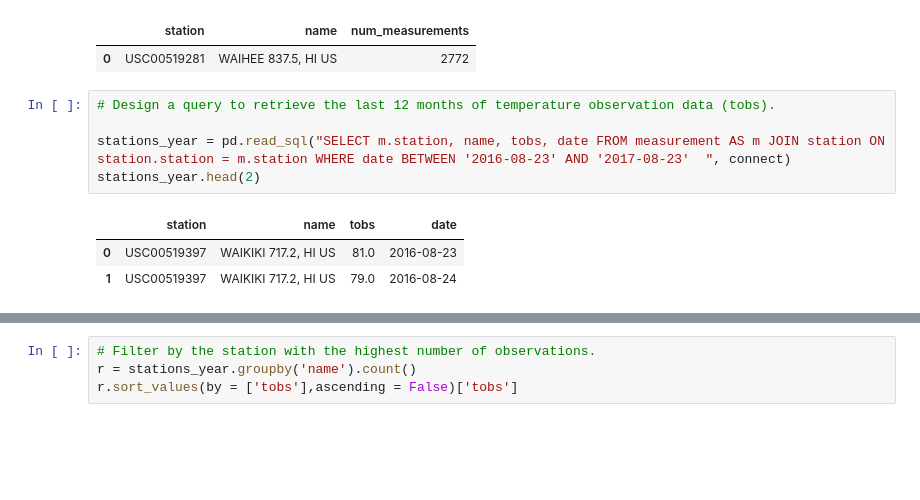
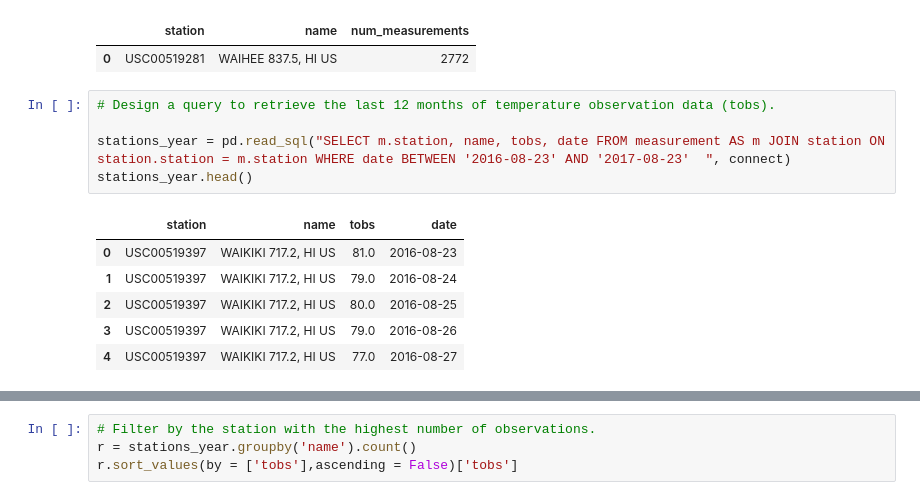
Before and after one commit to roayala/surfsup, a Jupyter notebook: climate_sttr_roas.ipynb, the cells around one changed output, grey strips where cells are left out. Saved outputs shown, nothing was run; the diff lists cells and outputs as text; blank space fills up the shorter version.

```diff
--- a/climate_sttr_roas.ipynb
+++ b/climate_sttr_roas.ipynb
@@ -163,9 +178,12 @@ active_stations
 # %%
 # Design a query to retrieve the last 12 months of temperature observation data (tobs).
 
 stations_year = pd.read_sql("SELECT m.station, name, tobs, date FROM measurement AS m JOIN station ON station.station = m.station WHERE date BETWEEN '2016-08-23' AND '2017-08-23'  ", connect)
-stations_year.head(2)
+stations_year.head()
 # %% [output]
 |  | station | name | tobs | date |
 | 0 | USC00519397 | WAIKIKI 717.2, HI US | 81.0 | 2016-08-23 |
 | 1 | USC00519397 | WAIKIKI 717.2, HI US | 79.0 | 2016-08-24 |
+| 2 | USC00519397 | WAIKIKI 717.2, HI US | 80.0 | 2016-08-25 |
+| 3 | USC00519397 | WAIKIKI 717.2, HI US | 79.0 | 2016-08-26 |
+| 4 | USC00519397 | WAIKIKI 717.2, HI US | 77.0 | 2016-08-27 |
```
Also changed, not shown: parts of 22 cells of this notebook.
